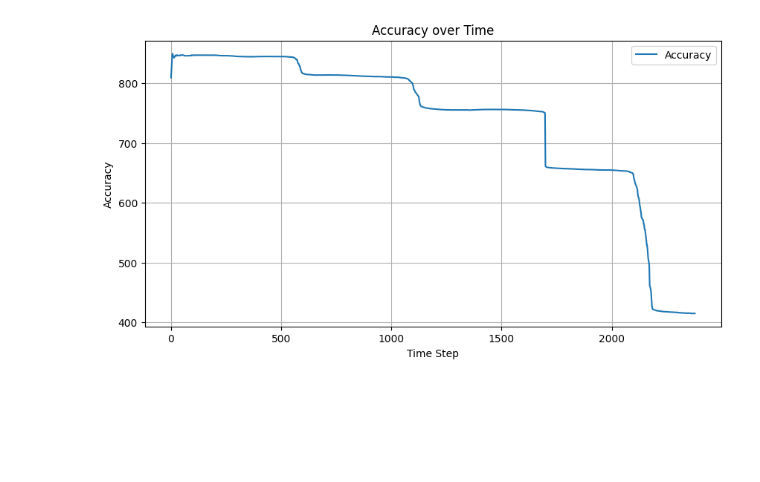
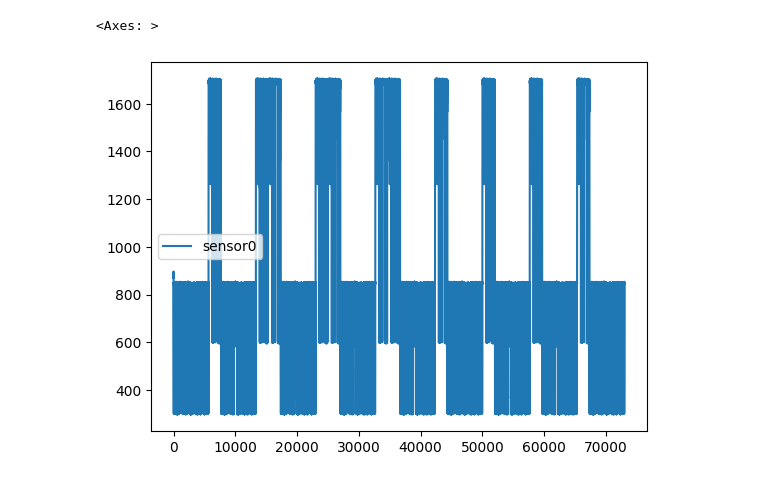
Before and after one commit to FrancescoZanella/SML_thesis_line_follower_robot, a Jupyter notebook: src/misc/prova.ipynb, the cells around one changed output. Drawn from its saved outputs; the diff is of its cells as text; code cells hidden in the pictures; blank space fills up the shorter version.

```diff
--- a/src/misc/prova.ipynb
+++ b/src/misc/prova.ipynb
@@ -2,6 +2,3 @@
 import pandas as pd
 import matplotlib.pyplot as plt
 import numpy as np
-# %%
-df = pd.read_csv(r'C:\Users\franc\Desktop\TESI\SML_thesis_line_follower_robot\tmp\e-puck\data\data\sensors_data\sensor_data_2024-08-27_18-00-59.csv')
-df
@@ -49,18 +11,0 @@ Name: sensor0, Length: 2316, dtype: float64
-# %%
-
-drift_detector = drift.ADWIN(min_window_length=200,delta=0.000001)
-drifts = []
-drift_r = []
-j = 0
-for i,val in enumerate(rolling_mean_left):
-    if i in removed_indices:
-        j+=1
-    drift_detector.update(val)
-    if drift_detector.drift_detected:
-        print(f'drift_at{i-j}')
-        print(f'drift_at{i}')
-        drift_r.append(i)
-        drifts.append(i-j)
-
-
-print(j)
@@ -115,10 +12,11 @@ Loading BokehJS ...
-# %%
-plt.figure(figsize=(10, 5))
-plt.plot(rolling_mean_left, label='Accuracy')
-plt.xlabel('Time Step')
-plt.ylabel('Accuracy')
-plt.title('Accuracy over Time')
-plt.legend()
-plt.grid(True)
-# %% [output]
-[figure, removed]
+# %%
+df_nodrift = pd.read_csv(r"C:\Users\franc\Desktop\TESI\training_info\sensors_data.csv")
+df_drift = pd.read_csv(r"C:\Users\franc\Desktop\TESI\SML_thesis_line_follower_robot\tmp\e-puck\data\data\sensors_data\sensors_data_drift.csv")
+for i in range(5):
+    df = pd.concat([df,df_drift],ignore_index=True)
+    df = pd.concat([df,df_nodrift],ignore_index=True)
+
+df.plot(y='sensor0')
+# %% [output]
+<Axes: >
+[figure, added]
```
Also changed, not shown: parts of 9 cells of this notebook, 21 other files.
